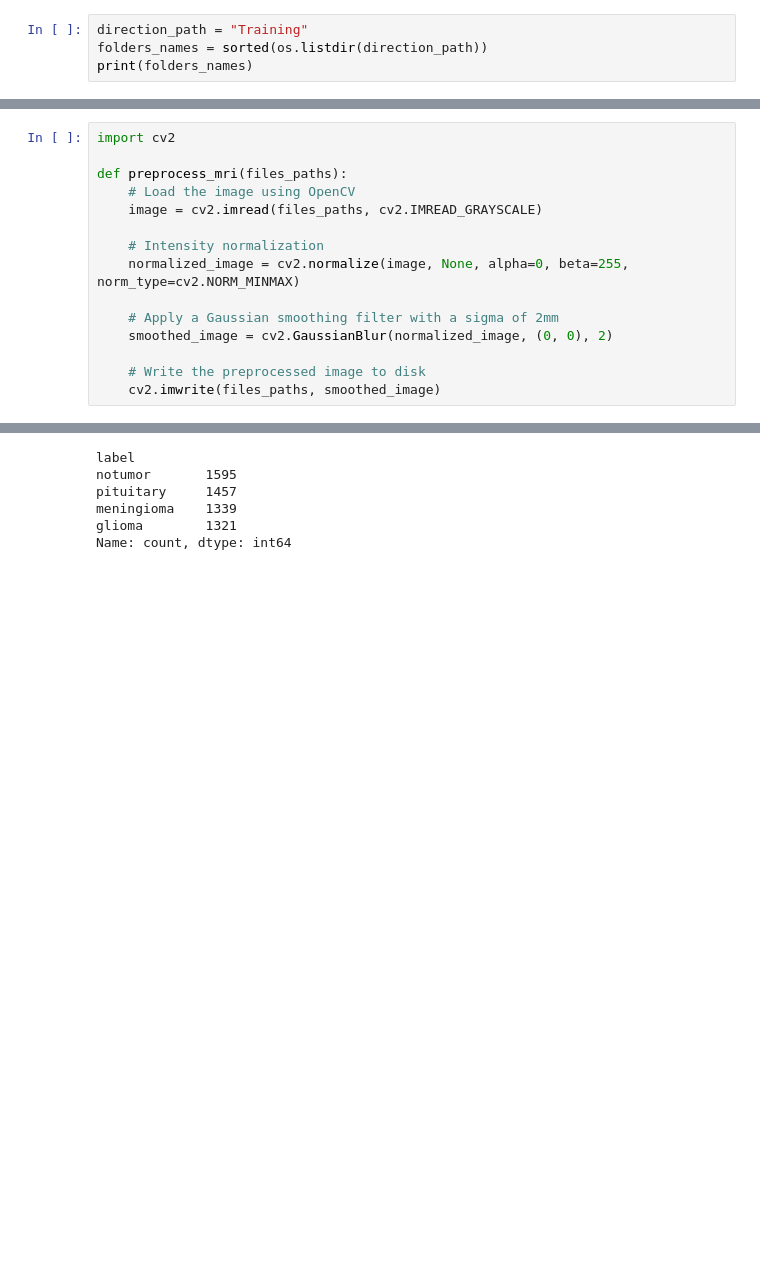
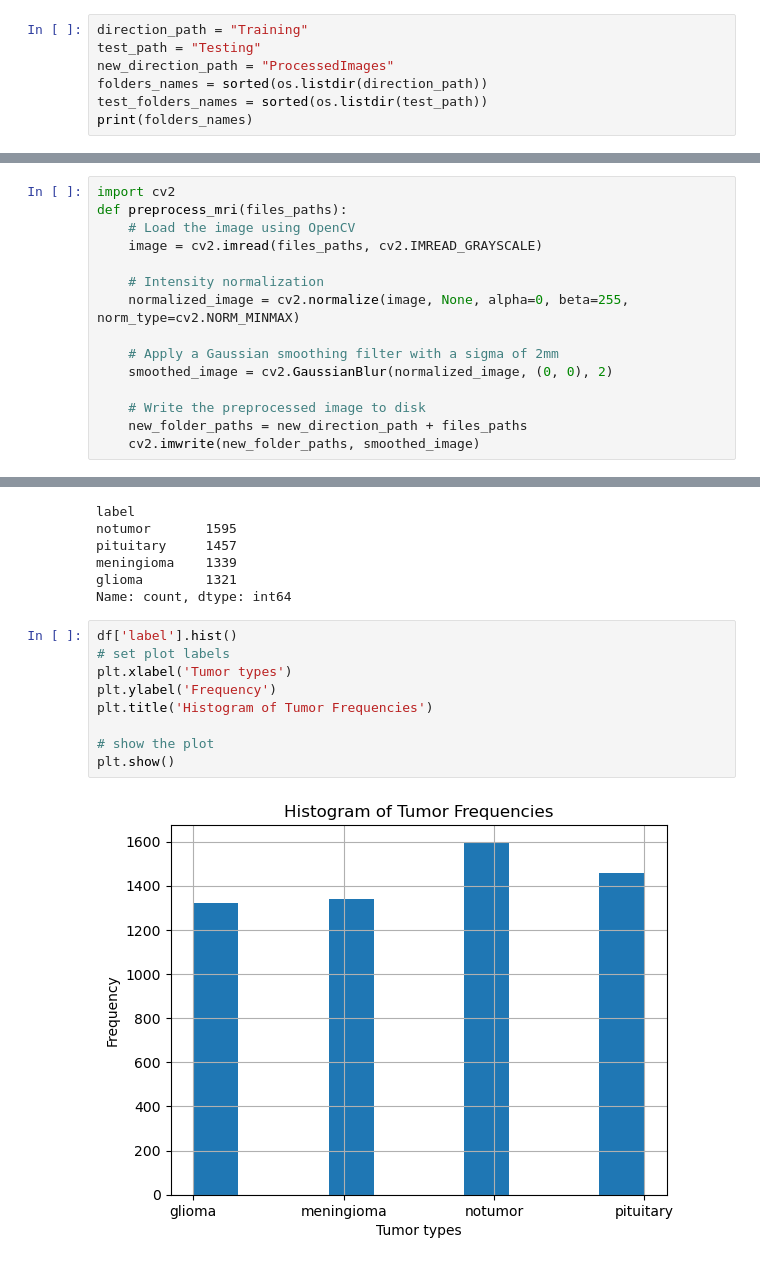
Before and after one commit to bassantmedhat/Brain-Tumor-Classification, a Jupyter notebook: model.ipynb, the cells around one changed output, grey strips where cells are left out. Cells and saved outputs as stored; diff of their text form; blank space fills up the shorter version.

```diff
--- a/model.ipynb
+++ b/model.ipynb
@@ -8,12 +9,14 @@ import SimpleITK as sitk
 # %%
 direction_path = "Training"
+test_path = "Testing"
+new_direction_path = "ProcessedImages"
 folders_names = sorted(os.listdir(direction_path))
+test_folders_names = sorted(os.listdir(test_path))
 print(folders_names)
 # %% [output]
 ['glioma', 'meningioma', 'notumor', 'pituitary']
 # %%
 import cv2
-
 def preprocess_mri(files_paths):
     # Load the image using OpenCV
     image = cv2.imread(files_paths, cv2.IMREAD_GRAYSCALE)
@@ -25,7 +28,8 @@ def preprocess_mri(files_paths):
     smoothed_image = cv2.GaussianBlur(normalized_image, (0, 0), 2)
 
     # Write the preprocessed image to disk
-    cv2.imwrite(files_paths, smoothed_image)
+    new_folder_paths = new_direction_path + files_paths
+    cv2.imwrite(new_folder_paths, smoothed_image)
 # %%
 # Define a function to load and preprocess the images
 def load_image(image_path):
@@ -125,3 +105,14 @@ pituitary     1457
 meningioma    1339
 glioma        1321
 Name: count, dtype: int64
+# %%
+df['label'].hist()
+# set plot labels
+plt.xlabel('Tumor types')
+plt.ylabel('Frequency')
+plt.title('Histogram of Tumor Frequencies')
+
+# show the plot
+plt.show()
+# %% [output]
+[figure, added]
```
Also changed, not shown: parts of 18 cells of this notebook.
